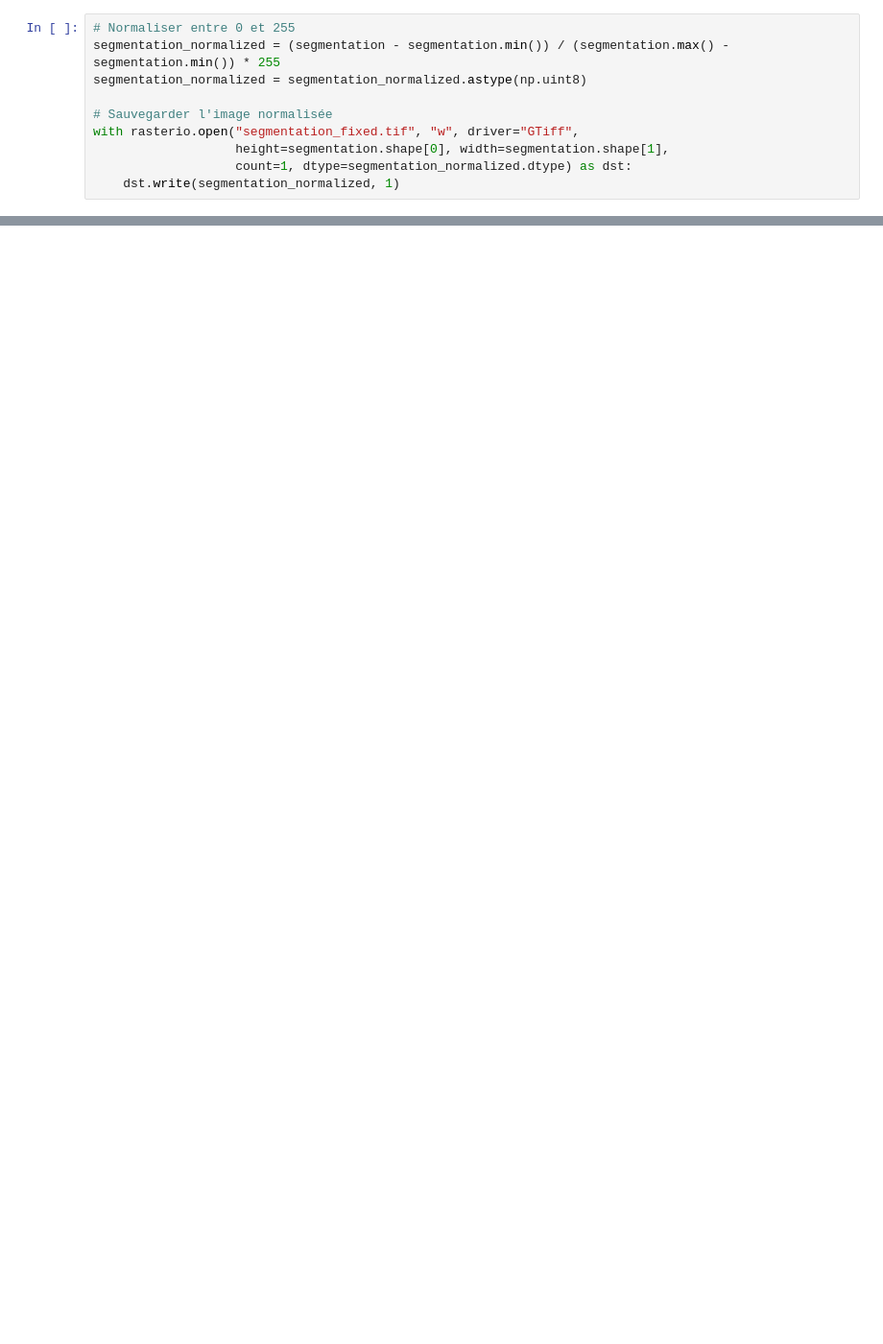
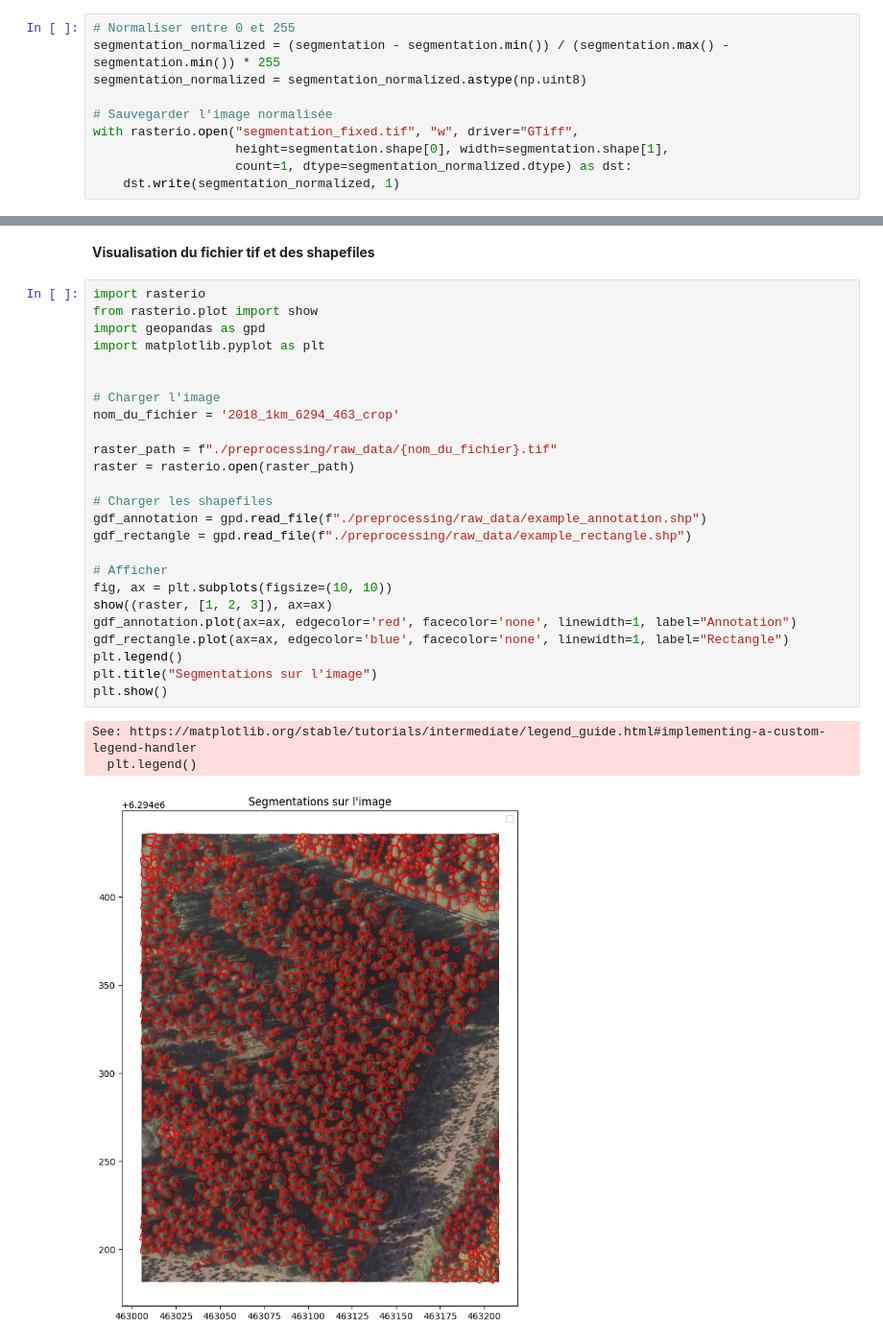
Before and after one commit to sinadeau/RNCAN_crown_segmentation, a Jupyter notebook: TreeCountSegHeight/files_added_in_the_repo/preprocessing_channels_and_viz.ipynb, the cells around one changed output, grey strips where cells are left out. Shown at 96% size. Saved outputs shown, nothing was run; the diff lists cells and outputs as text; blank space fills up the shorter version.

```diff
--- a/TreeCountSegHeight/files_added_in_the_repo/preprocessing_channels_and_viz.ipynb
+++ b/TreeCountSegHeight/files_added_in_the_repo/preprocessing_channels_and_viz.ipynb
@@ -56,0 +57,31 @@ plt.show()
+# %% [markdown]
+**Visualisation du fichier tif et des shapefiles**
+# %%
+import rasterio
+from rasterio.plot import show
+import geopandas as gpd
+import matplotlib.pyplot as plt
+
+
+# Charger l'image
+nom_du_fichier = '2018_1km_6294_463_crop'
+
+raster_path = f"./preprocessing/raw_data/{nom_du_fichier}.tif"
+raster = rasterio.open(raster_path)
+
+# Charger les shapefiles
+gdf_annotation = gpd.read_file(f"./preprocessing/raw_data/example_annotation.shp")
+gdf_rectangle = gpd.read_file(f"./preprocessing/raw_data/example_rectangle.shp")
+
+# Afficher
+fig, ax = plt.subplots(figsize=(10, 10))
+show((raster, [1, 2, 3]), ax=ax)
+gdf_annotation.plot(ax=ax, edgecolor='red', facecolor='none', linewidth=1, label="Annotation")
+gdf_rectangle.plot(ax=ax, edgecolor='blue', facecolor='none', linewidth=1, label="Rectangle")
+plt.legend()
+plt.title("Segmentations sur l'image")
+plt.show()
+# %% [output]
+See: https://matplotlib.org/stable/tutorials/intermediate/legend_guide.html#implementing-a-custom-legend-handler
+  plt.legend()
+[figure, added]
```
Also changed, not shown: parts of 5 cells of this notebook, 3 other files.
